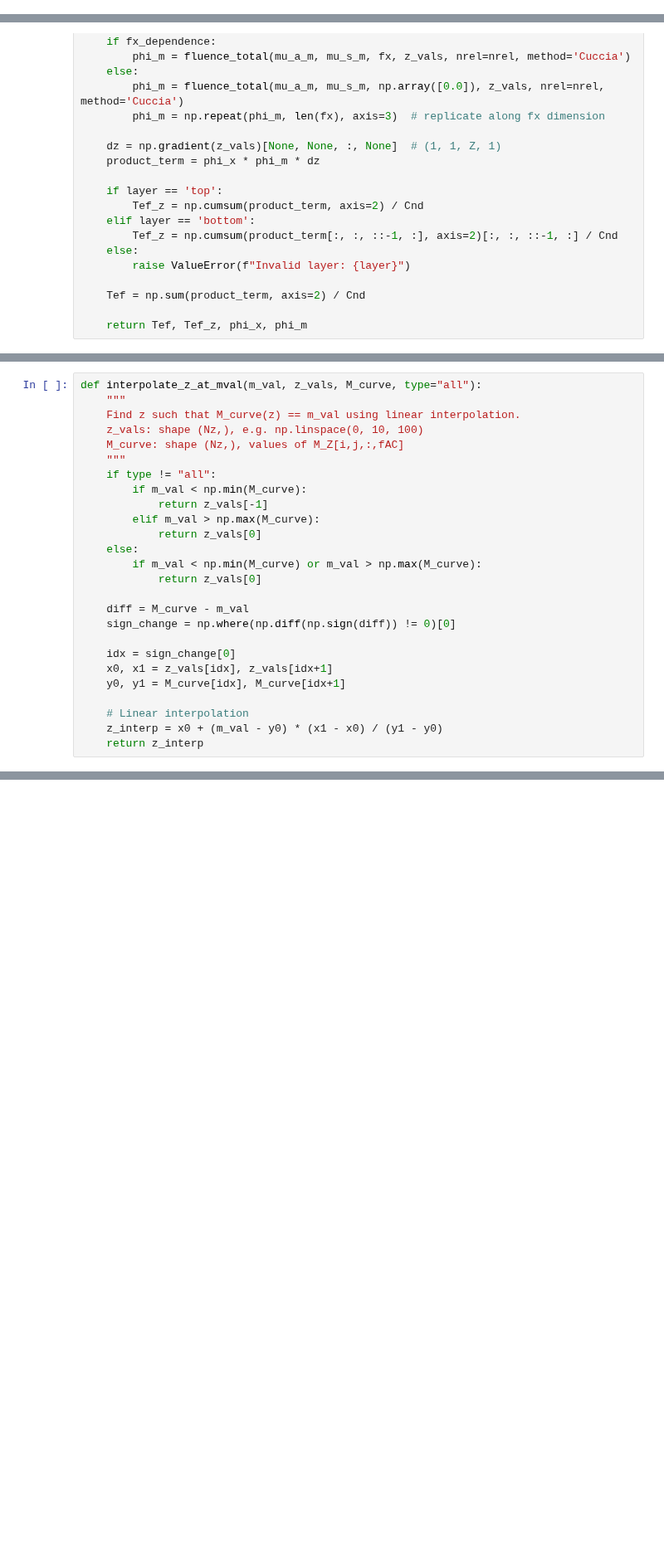
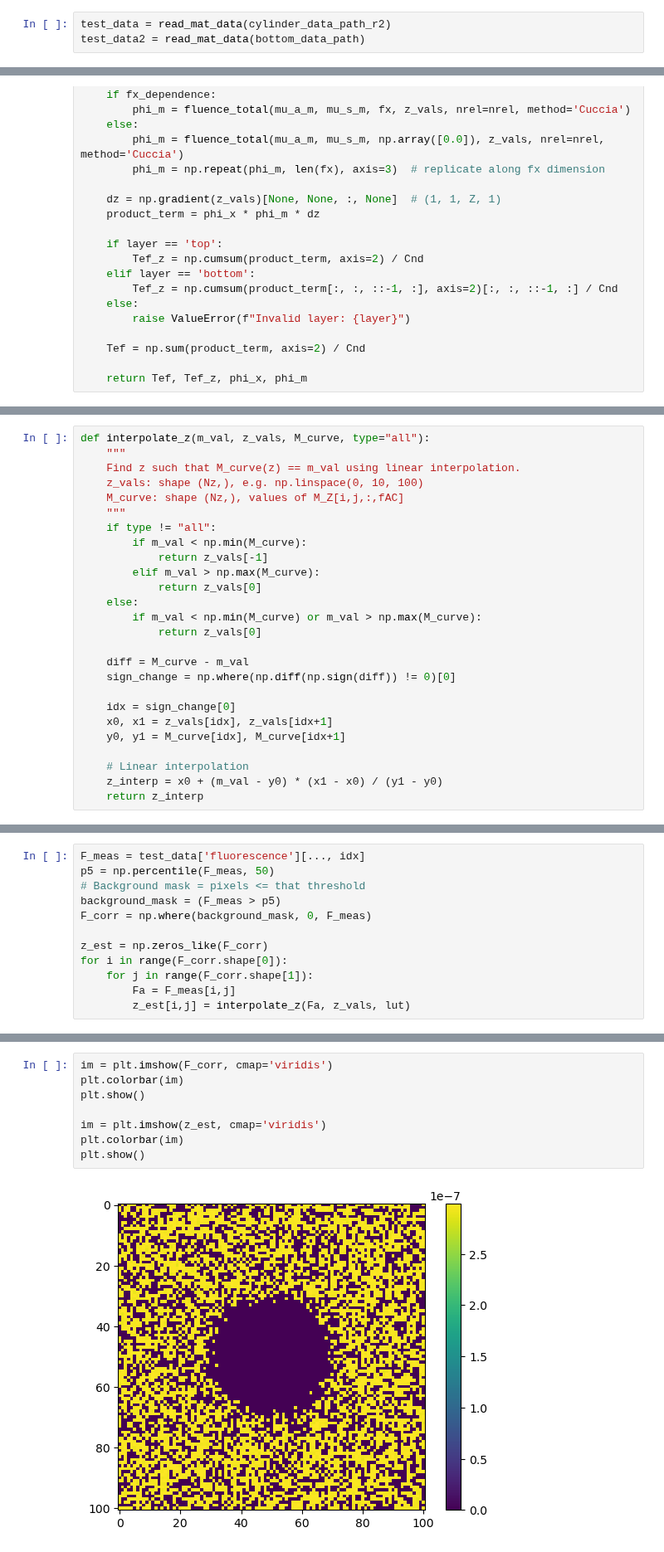
Before and after one commit to VictorH2208/gtx, a Jupyter notebook: numerical/analytical_1.ipynb, the cells around one changed output, grey strips where cells are left out. Shown at 83% size. Drawn from its saved outputs; the diff is of its cells as text; blank space fills up the shorter version.

```diff
--- a/numerical/analytical_1.ipynb
+++ b/numerical/analytical_1.ipynb
@@ -29,3 +29,6 @@ def read_mat_data(path):
         'concentration_fluor': mat_data['QF'],
         'reflectance': mat_data['RE']
     }
+# %%
+test_data = read_mat_data(cylinder_data_path_r2)
+test_data2 = read_mat_data(bottom_data_path)
@@ -262,5 +468,5 @@ def compute_Tef(mu_a_x, mu_s_x, mu_a_m, mu_s_m, fx, z_vals, nrel=1.4, fx_depende
 # %%
-def interpolate_z_at_mval(m_val, z_vals, M_curve, type="all"):
+def interpolate_z(m_val, z_vals, M_curve, type="all"):
     """
     Find z such that M_curve(z) == m_val using linear interpolation.
     z_vals: shape (Nz,), e.g. np.linspace(0, 10, 100)
@@ -382,0 +510,12 @@ def inverse_fluorescence_depth(F, fx, mua_x, mus_x, mua_m, mus_m, nrel, numerica
+# %%
+F_meas = test_data['fluorescence'][..., idx]
+p5 = np.percentile(F_meas, 50)
+# Background mask = pixels <= that threshold
+background_mask = (F_meas > p5)
+F_corr = np.where(background_mask, 0, F_meas)
+
+z_est = np.zeros_like(F_corr)
+for i in range(F_corr.shape[0]):
+    for j in range(F_corr.shape[1]):
+        Fa = F_meas[i,j]
+        z_est[i,j] = interpolate_z(Fa, z_vals, lut)
@@ -382,0 +538,10 @@ def inverse_fluorescence_depth(F, fx, mua_x, mus_x, mua_m, mus_m, nrel, numerica
+# %%
+im = plt.imshow(F_corr, cmap='viridis')
+plt.colorbar(im)
+plt.show()
+
+im = plt.imshow(z_est, cmap='viridis')
+plt.colorbar(im)
+plt.show()
+# %% [output]
+[figure, added]
```
Also changed, not shown: parts of 15 cells of this notebook, 1 other file.
